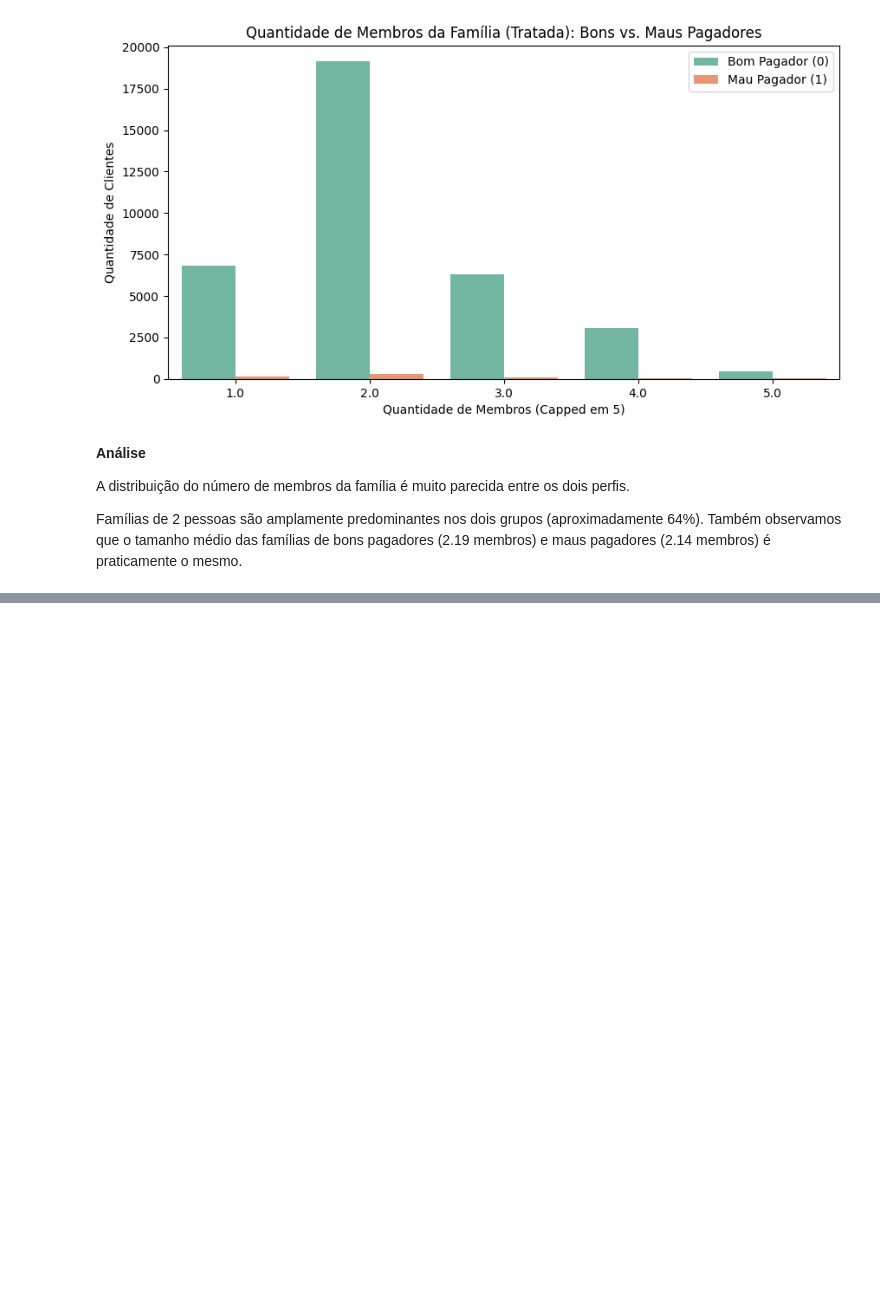
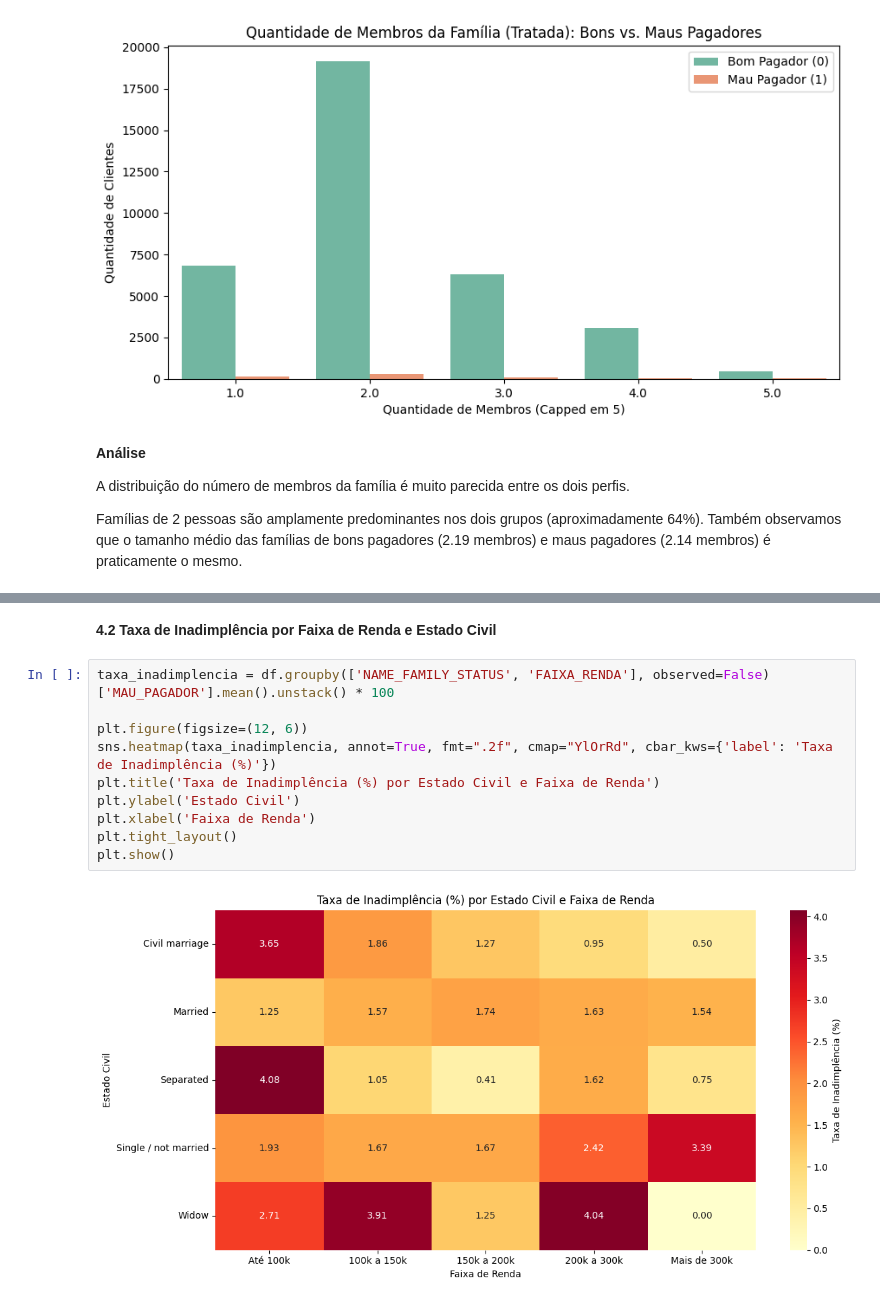
Before and after one commit to fernandinhaalmeida84/Tech_Challenge_Fase_2, a Jupyter notebook: Notebook/Untitled4.ipynb, the cells around one changed output, grey strips where cells are left out. Saved outputs shown, nothing was run; the diff lists cells and outputs as text; blank space fills up the shorter version.

```diff
--- a/Notebook/Untitled4.ipynb
+++ b/Notebook/Untitled4.ipynb
@@ -814,0 +850,14 @@ Famílias de 2 pessoas são amplamente predominantes nos dois grupos (aproximada
+# %% [markdown]
+**4.2 Taxa de Inadimplência por Faixa de Renda e Estado Civil**
+# %%
+taxa_inadimplencia = df.groupby(['NAME_FAMILY_STATUS', 'FAIXA_RENDA'], observed=False)['MAU_PAGADOR'].mean().unstack() * 100
+
+plt.figure(figsize=(12, 6))
+sns.heatmap(taxa_inadimplencia, annot=True, fmt=".2f", cmap="YlOrRd", cbar_kws={'label': 'Taxa de Inadimplência (%)'})
+plt.title('Taxa de Inadimplência (%) por Estado Civil e Faixa de Renda')
+plt.ylabel('Estado Civil')
+plt.xlabel('Faixa de Renda')
+plt.tight_layout()
+plt.show()
+# %% [output]
+[figure, added]
```
Also changed, not shown: parts of 9 cells of this notebook.
